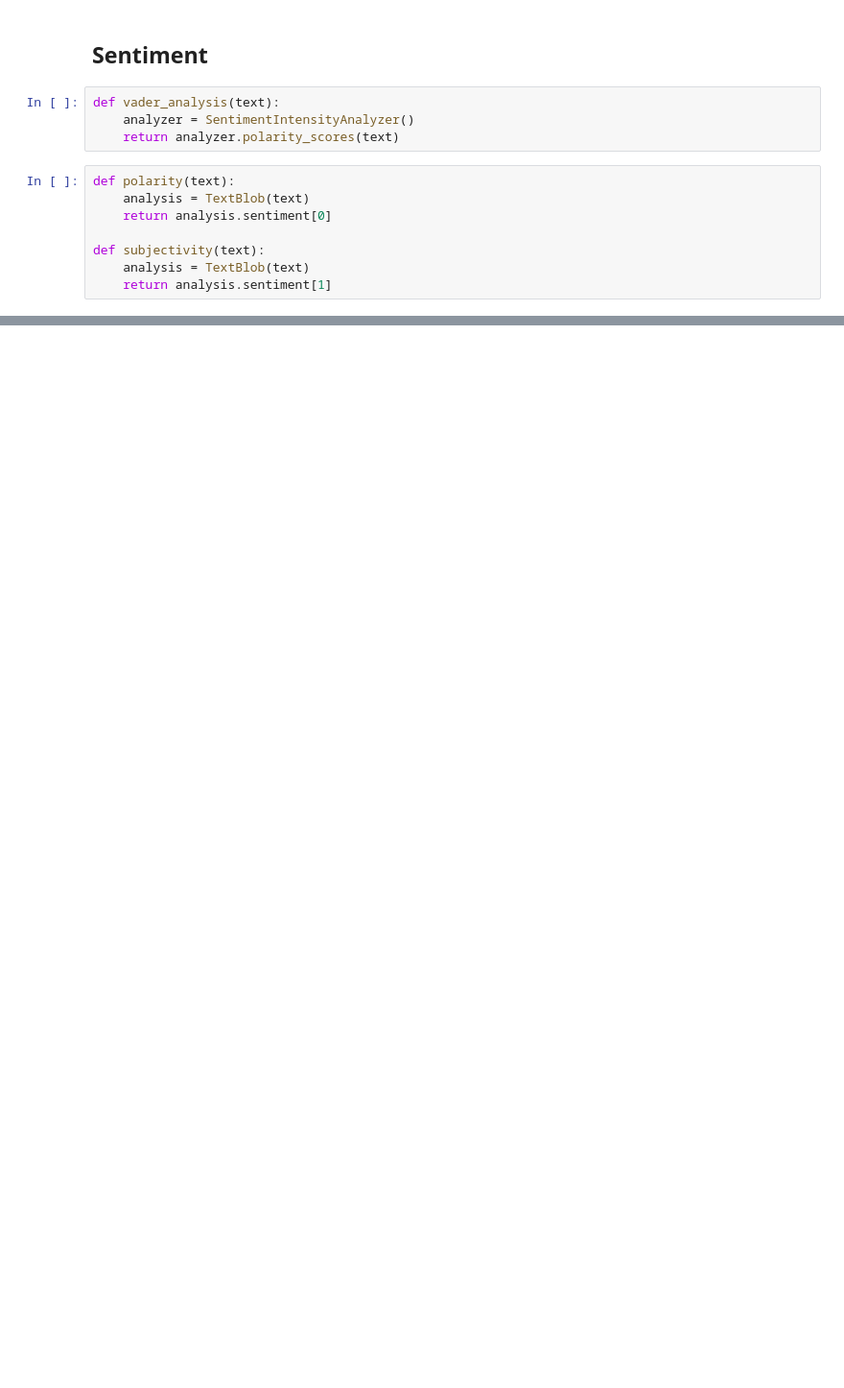
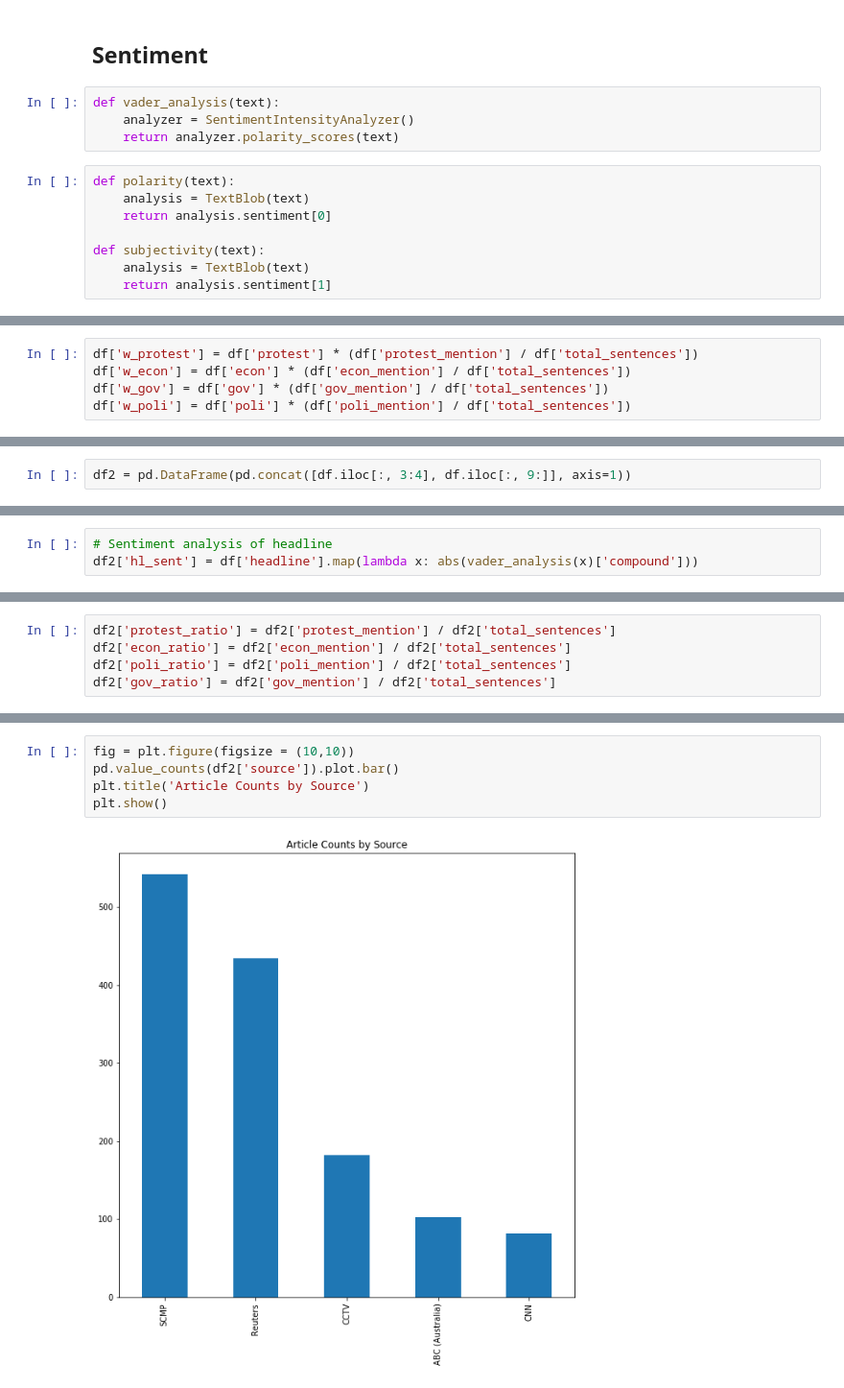
Before and after one commit to wplam107/Final_Project, a Jupyter notebook: data_eng_eda.ipynb, the cells around one changed output, grey strips where cells are left out. Shown at 96% size. Cells and saved outputs as stored; diff of their text form; blank space fills up the shorter version.

```diff
--- a/data_eng_eda.ipynb
+++ b/data_eng_eda.ipynb
@@ -596,0 +472,5 @@ Name: Economic, dtype: float64
+# %%
+df['w_protest'] = df['protest'] * (df['protest_mention'] / df['total_sentences'])
+df['w_econ'] = df['econ'] * (df['econ_mention'] / df['total_sentences'])
+df['w_gov'] = df['gov'] * (df['gov_mention'] / df['total_sentences'])
+df['w_poli'] = df['poli'] * (df['poli_mention'] / df['total_sentences'])
@@ -596,0 +481,2 @@ Name: Economic, dtype: float64
+# %%
+df2 = pd.DataFrame(pd.concat([df.iloc[:, 3:4], df.iloc[:, 9:]], axis=1))
@@ -596,0 +486,3 @@ Name: Economic, dtype: float64
+# %%
+# Sentiment analysis of headline
+df2['hl_sent'] = df['headline'].map(lambda x: abs(vader_analysis(x)['compound']))
@@ -596,0 +499,5 @@ Name: Economic, dtype: float64
+# %%
+df2['protest_ratio'] = df2['protest_mention'] / df2['total_sentences']
+df2['econ_ratio'] = df2['econ_mention'] / df2['total_sentences']
+df2['poli_ratio'] = df2['poli_mention'] / df2['total_sentences']
+df2['gov_ratio'] = df2['gov_mention'] / df2['total_sentences']
@@ -596,0 +551,7 @@ Name: Economic, dtype: float64
+# %%
+fig = plt.figure(figsize = (10,10))
+pd.value_counts(df2['source']).plot.bar()
+plt.title('Article Counts by Source')
+plt.show()
+# %% [output]
+[figure, added]
```
Also changed, not shown: parts of 96 cells of this notebook, 2 other files.
